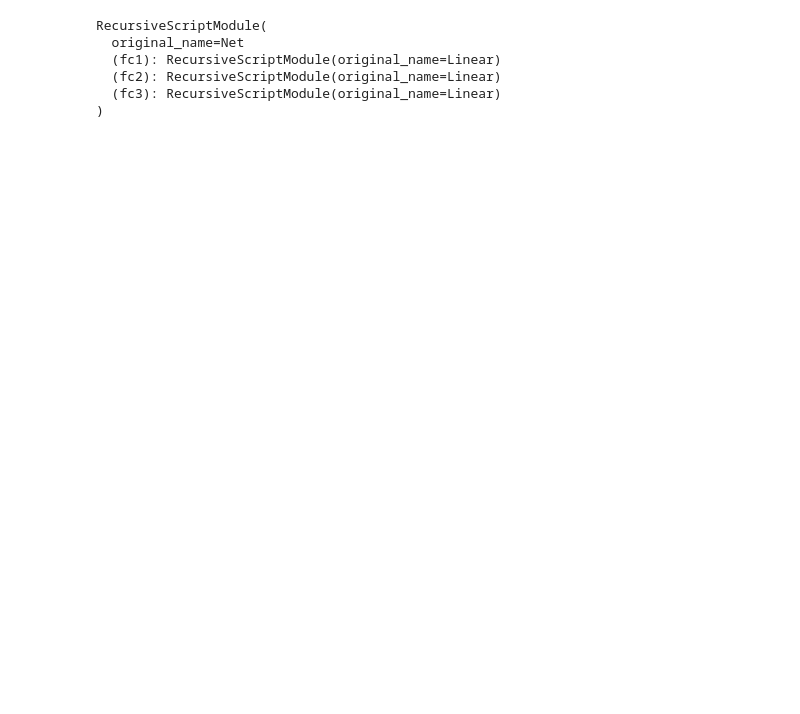
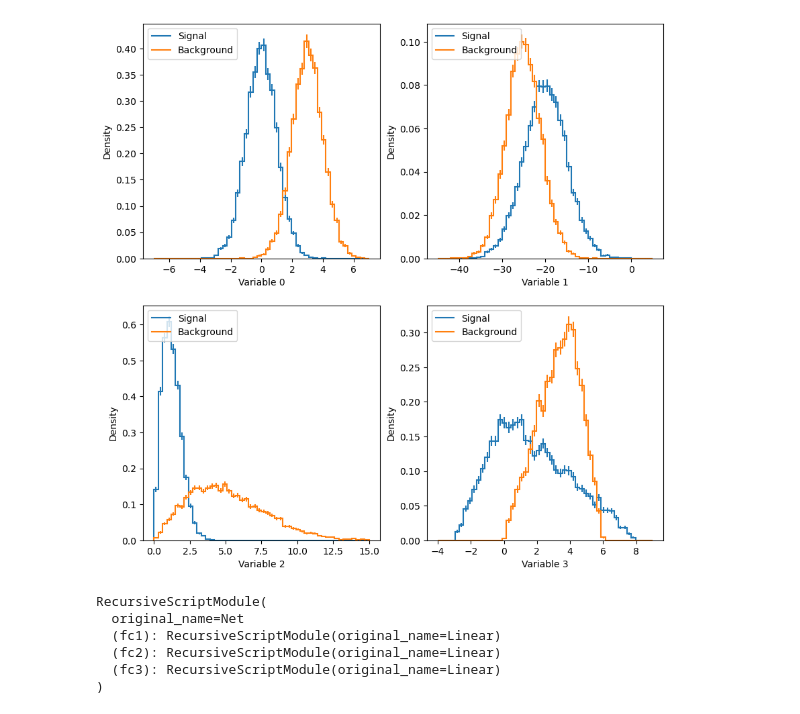
Before and after one commit to ekauffma/coffeacasa-triton-test, a Jupyter notebook: testtrain.ipynb, the cells around one changed output. Cells and saved outputs as stored; diff of their text form; code cells hidden in the pictures; blank space fills up the shorter version.

```diff
--- a/testtrain.ipynb
+++ b/testtrain.ipynb
@@ -73,0 +41,7 @@ plt.show()
+# %%
+hist0 = (hist.Hist.new.Reg(50, -7, 7, name="var0", label="Variable 0")
+                     .Reg(50, -45, 5, name="var1", label="Variable 1")
+                     .Reg(50, 0, 15, name="var2", label="Variable 2")
+                     .Reg(50, -4, 9, name="var3", label="Variable 3")
+                     .IntCat(range(2), name="label", label="Truth Label (Sig/Bkg)")
+                     .Weight())
@@ -74,3 +68,24 @@ plt.show()
+# %%
+fig,axs = plt.subplots(2,2,figsize=(10,10))
+hist0.project("label", "var0").plot(density=True, ax=axs[0,0])
+axs[0,0].legend(["Signal","Background"], loc = 'upper left')
+axs[0,0].set_ylabel("Density")
+
+hist0.project("label", "var1").plot(density=True, ax=axs[0,1])
+axs[0,1].legend(["Signal","Background"], loc = 'upper left')
+axs[0,1].set_ylabel("Density")
+
+hist0.project("label", "var2").plot(density=True, ax=axs[1,0])
+axs[1,0].legend(["Signal","Background"], loc = 'upper left')
+axs[1,0].set_ylabel("Density")
+
+hist0.project("label", "var3").plot(density=True, ax=axs[1,1])
+axs[1,1].legend(["Signal","Background"], loc = 'upper left')
+axs[1,1].set_ylabel("Density")
+
+plt.show()
+# %% [output]
+[figure, added]
 # %%
 #defining dataset class
 from torch.utils.data import Dataset, DataLoader
```
Also changed, not shown: parts of 12 cells of this notebook, 3 other files.
